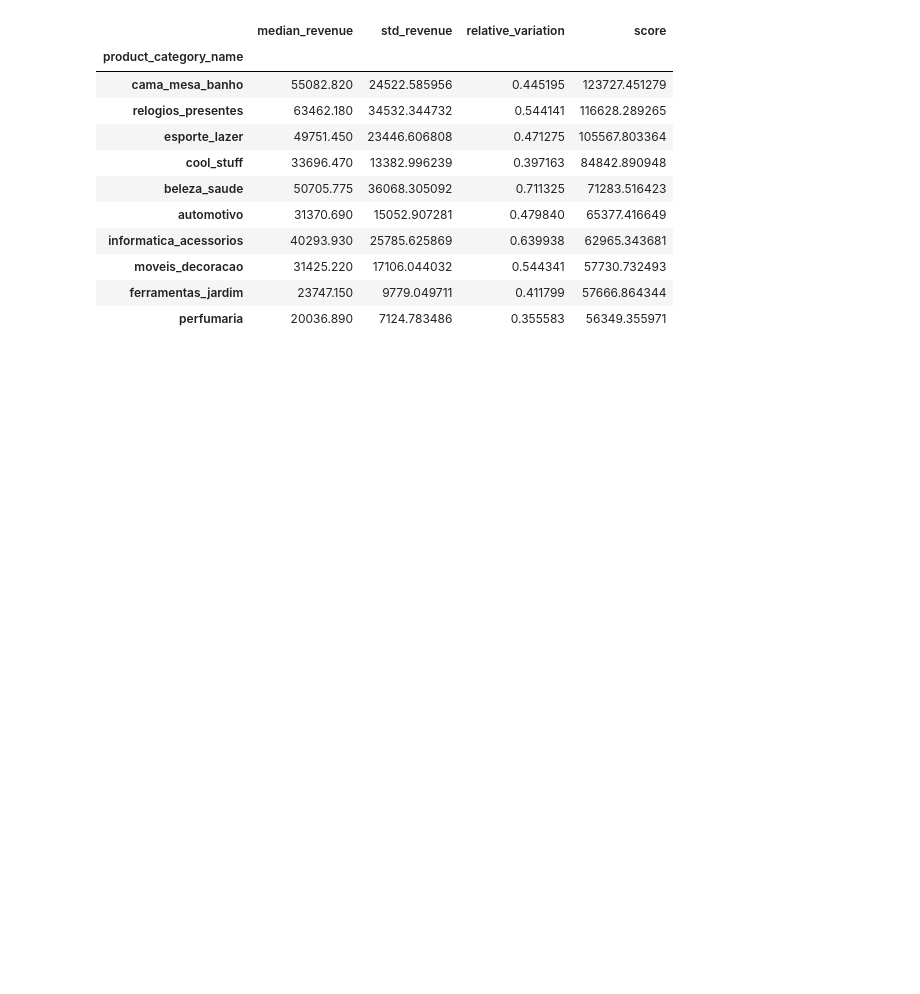
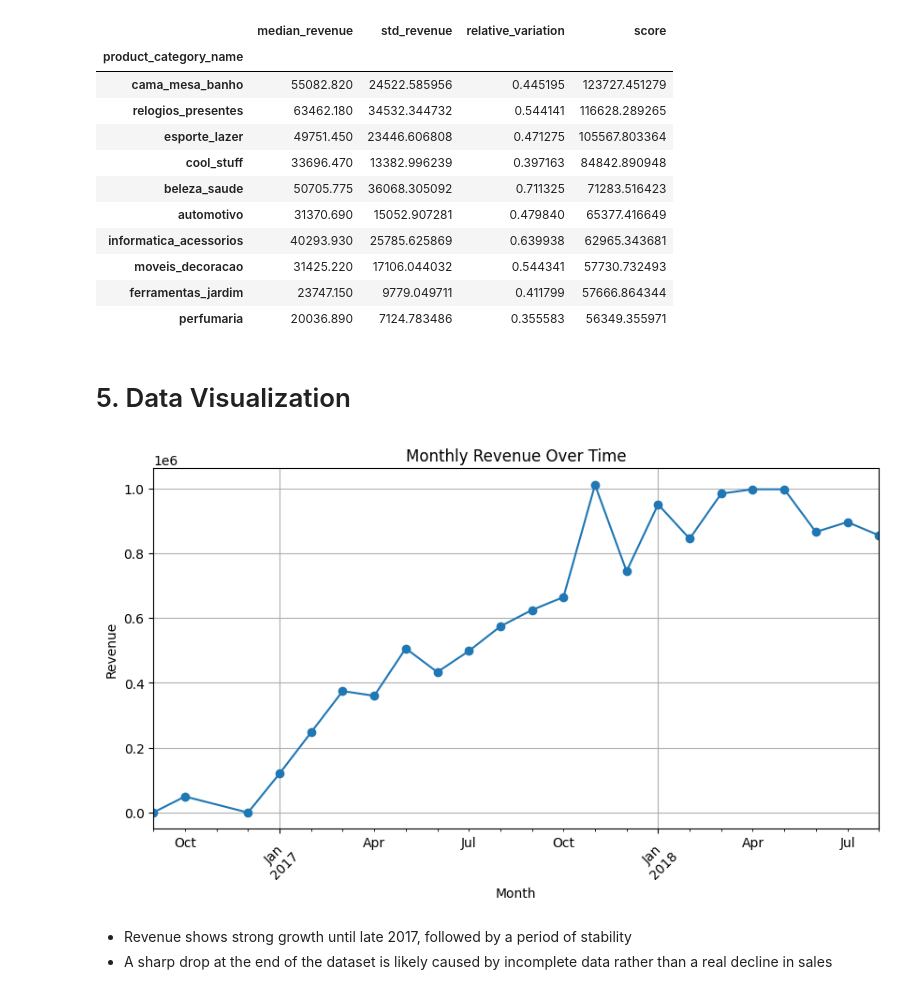
Before and after one commit to LopesHPedro/olist-data-analysis, a Jupyter notebook: sales_analysis.ipynb, the cells around one changed output. Drawn from its saved outputs; the diff is of its cells as text; code cells hidden in the pictures; blank space fills up the shorter version.

Commit message:
Improve analysis, add visualization and refine README

```diff
--- a/sales_analysis.ipynb
+++ b/sales_analysis.ipynb
@@ -2,12 +2,13 @@
 # 1. Load Data
 # %%
 import pandas as pd # Pandas is used for data manipulation and analysis
+import matplotlib.pyplot as plt
 
-orders = pd.read_csv('olist_orders_dataset.csv')
-items = pd.read_csv('olist_order_items_dataset.csv')
-products = pd.read_csv('olist_products_dataset.csv')
+orders = pd.read_csv('data/olist_orders_dataset.csv')
+items = pd.read_csv('data/olist_order_items_dataset.csv')
+products = pd.read_csv('data/olist_products_dataset.csv')
 
-# create revenue
+# Use product price as revenue, excluding freight value
 
 items['revenue'] = items['price']
 
@@ -106,3 +107,24 @@ top
 | moveis_decoracao | 31425.220 | 17106.044032 | 0.544341 | 57730.732493 |
 | ferramentas_jardim | 23747.150 | 9779.049711 | 0.411799 | 57666.864344 |
 | perfumaria | 20036.890 | 7124.783486 | 0.355583 | 56349.355971 |
+# %% [markdown]
+
+# 5. Data Visualization
+# %%
+import matplotlib.pyplot as plt
+
+monthly_revenue = df.groupby('month')['revenue'].sum()
+
+monthly_revenue.plot(kind='line', marker='o', figsize=(10, 5))
+
+plt.title('Monthly Revenue Over Time')
+plt.xlabel('Month')
+plt.ylabel('Revenue')
+plt.xticks(rotation=45)
+plt.grid(True)
+plt.show()
+# %% [output]
+[figure, added]
+# %% [markdown]
+- Revenue shows strong growth until late 2017, followed by a period of stability
+- A sharp drop at the end of the dataset is likely caused by incomplete data rather than a real decline in sales
```
Also changed, not shown: parts of 7 cells of this notebook, 1 other file.
